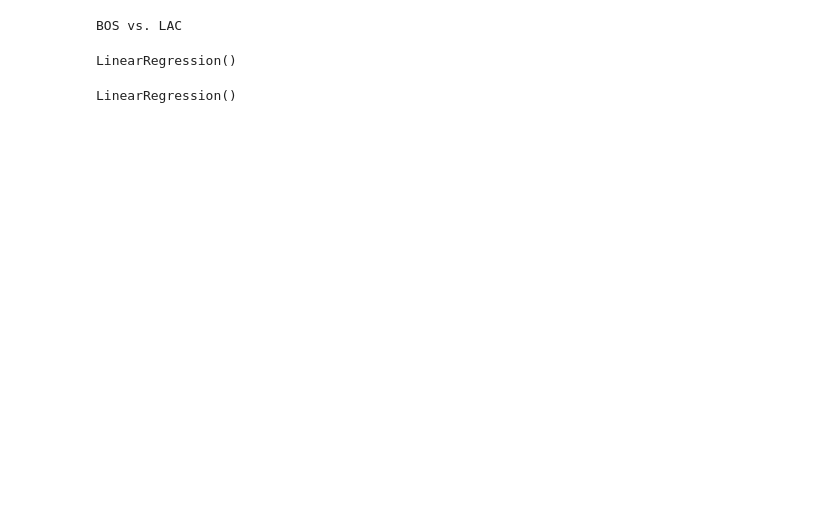
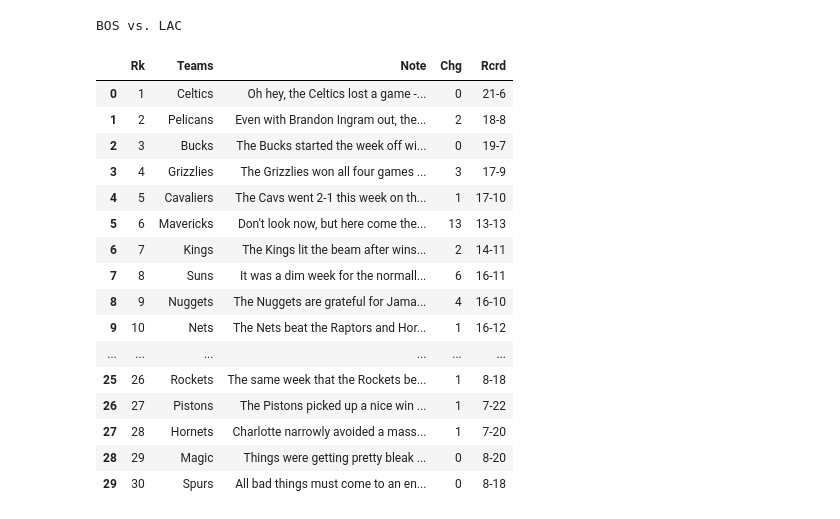
Before and after one commit to abzdel/NBA_Over_Under_Prediction_App, a Jupyter notebook: experiments.ipynb, the cells around one changed output. Cells and saved outputs as stored; diff of their text form; code cells hidden in the pictures; blank space fills up the shorter version.

```diff
--- a/experiments.ipynb
+++ b/experiments.ipynb
@@ -114,20 +124,0 @@ team2_stats.to_csv("data/team2_stats.csv", index=False)
-# %%
-X = team1_stats.drop(columns={"Tm"})
-y = team1_stats["Tm"]
-
-X_train, X_test, y_train, y_test = train_test_split(X, y, test_size=0.2, random_state=42)
-
-model = LinearRegression()
-model.fit(X, y)
-# %% [output]
-LinearRegression()
-# %%
-X = team2_stats.drop(columns={"Tm"})
-y = team2_stats["Tm"]
-
-X_train, X_test, y_train, y_test = train_test_split(X, y, test_size=0.2, random_state=42)
-
-model = LinearRegression()
-model.fit(X, y)
-# %% [output]
-LinearRegression()
@@ -141,0 +125,20 @@ team2 = matchup.split(" ")[-1]
+# %%
+ranks
+# %% [output]
+|  | Rk | Teams | Note | Chg | Rcrd |
+| 0 | 1 | Celtics | Oh hey, the Celtics lost a game -... | 0 | 21-6 |
+| 1 | 2 | Pelicans | Even with Brandon Ingram out, the... | 2 | 18-8 |
+| 2 | 3 | Bucks | The Bucks started the week off wi... | 0 | 19-7 |
+| 3 | 4 | Grizzlies | The Grizzlies won all four games ... | 3 | 17-9 |
+| 4 | 5 | Cavaliers | The Cavs went 2-1 this week on th... | 1 | 17-10 |
+| 5 | 6 | Mavericks | Don't look now, but here come the... | 13 | 13-13 |
+| 6 | 7 | Kings | The Kings lit the beam after wins... | 2 | 14-11 |
+| 7 | 8 | Suns | It was a dim week for the normall... | 6 | 16-11 |
+| 8 | 9 | Nuggets | The Nuggets are grateful for Jama... | 4 | 16-10 |
+| 9 | 10 | Nets | The Nets beat the Raptors and Hor... | 1 | 16-12 |
+| ... | ... | ... | ... | ... | ... |
+| 25 | 26 | Rockets | The same week that the Rockets be... | 1 | 8-18 |
+| 26 | 27 | Pistons | The Pistons picked up a nice win ... | 1 | 7-22 |
+| 27 | 28 | Hornets | Charlotte narrowly avoided a mass... | 1 | 7-20 |
+| 28 | 29 | Magic | Things were getting pretty bleak ... | 0 | 8-20 |
+| 29 | 30 | Spurs | All bad things must come to an en... | 0 | 8-18 |
```
Also changed, not shown: parts of 14 cells of this notebook, 10 other files.
